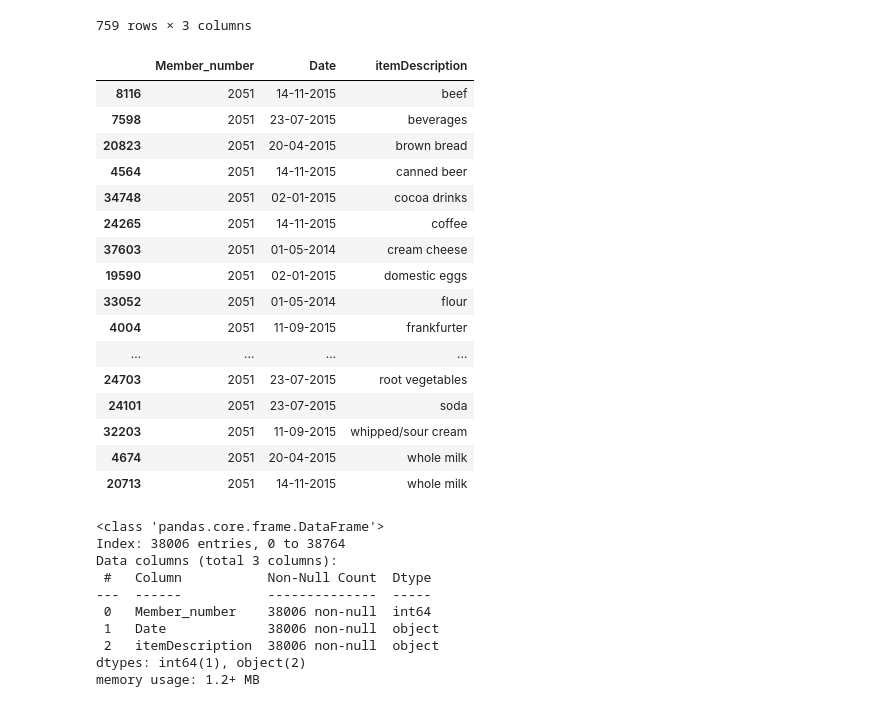
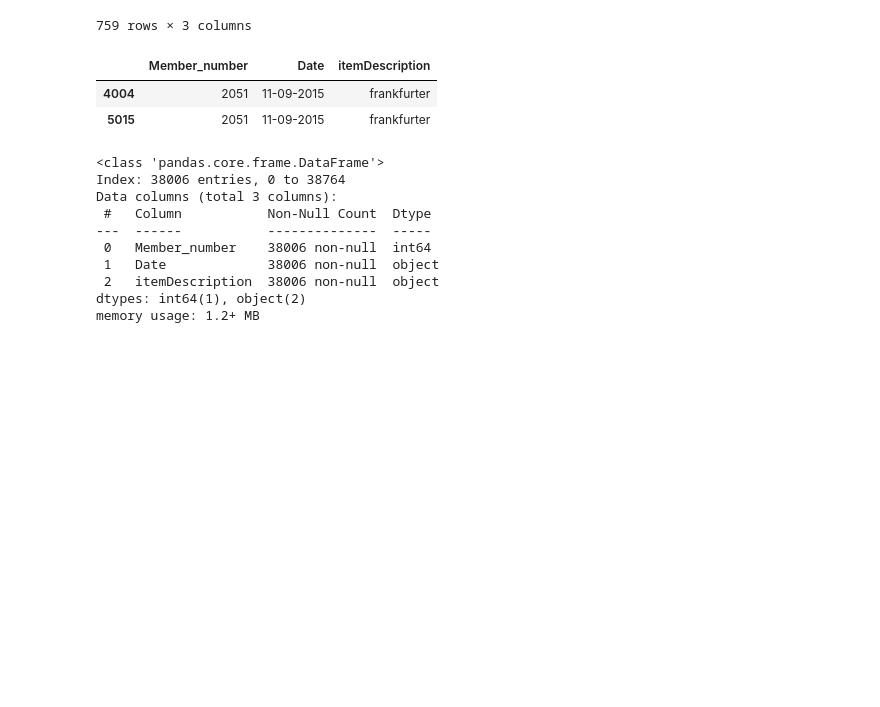
Before and after one commit to tiyeume25112004/Data-mining, a Jupyter notebook: requirements/btl/Untitled.ipynb, the cells around one changed output. Drawn from its saved outputs; the diff is of its cells as text; code cells hidden in the pictures; blank space fills up the shorter version.

```diff
--- a/requirements/btl/Untitled.ipynb
+++ b/requirements/btl/Untitled.ipynb
@@ -133,24 +133,13 @@ df[df.duplicated]
 | 38723 | 1146 | 23-05-2014 | yogurt |
 759 rows × 3 columns
 # %%
-# Quan sát user với id=2051 thấy có sự trùng lặp
-df[df['Member_number']==2051].sort_values(by='itemDescription')
+"""
+Quan sát user với id=2051 thấy có sự trùng lặp tại giá trị.
+Điều này cho thấy rằng người dùng này đã mua cùng 1 mặt hàng trong cùng 1 ngày
+"""
+df[(df['Member_number']==2051) & (df['itemDescription']=='frankfurter')].sort_values(by='itemDescription')
 # %% [output]
 |  | Member_number | Date | itemDescription |
-| 8116 | 2051 | 14-11-2015 | beef |
-| 7598 | 2051 | 23-07-2015 | beverages |
-| 20823 | 2051 | 20-04-2015 | brown bread |
-| 4564 | 2051 | 14-11-2015 | canned beer |
-| 34748 | 2051 | 02-01-2015 | cocoa drinks |
-| 24265 | 2051 | 14-11-2015 | coffee |
-| 37603 | 2051 | 01-05-2014 | cream cheese |
-| 19590 | 2051 | 02-01-2015 | domestic eggs |
-| 33052 | 2051 | 01-05-2014 | flour |
 | 4004 | 2051 | 11-09-2015 | frankfurter |
-| ... | ... | ... | ... |
-| 24703 | 2051 | 23-07-2015 | root vegetables |
-| 24101 | 2051 | 23-07-2015 | soda |
-| 32203 | 2051 | 11-09-2015 | whipped/sour cream |
-| 4674 | 2051 | 20-04-2015 | whole milk |
-| 20713 | 2051 | 14-11-2015 | whole milk |
+| 5015 | 2051 | 11-09-2015 | frankfurter |
 # %%
```
Also changed, not shown: parts of 16 cells of this notebook.
